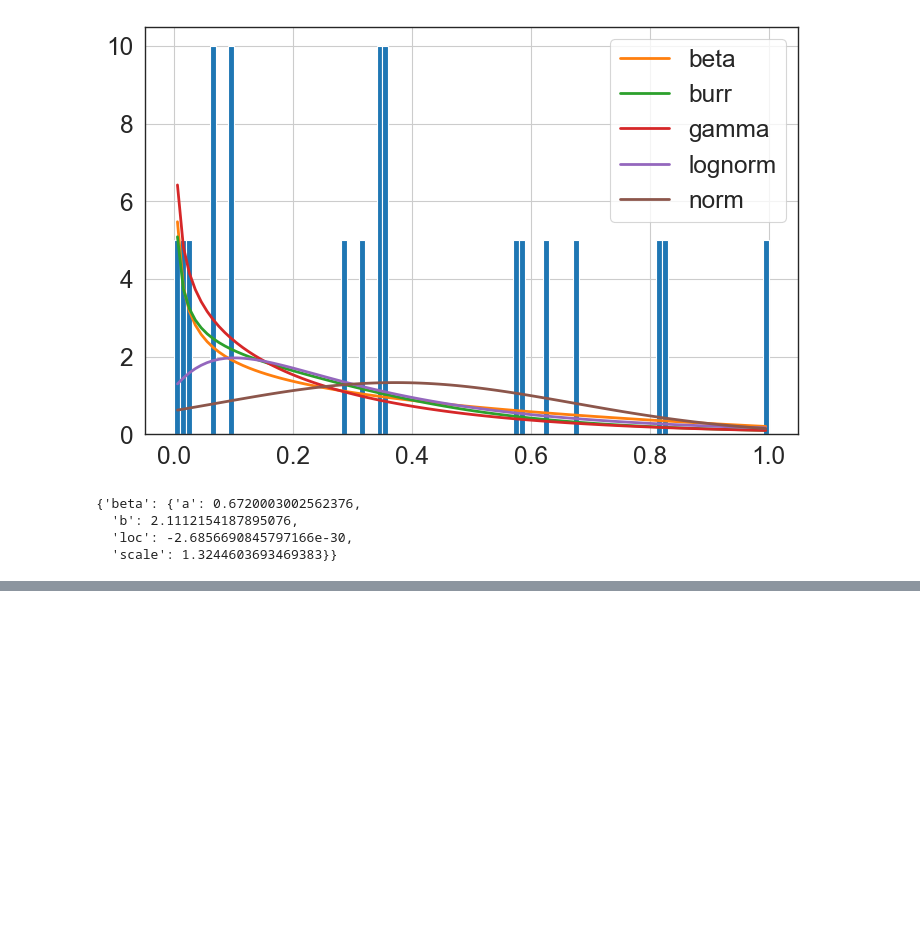
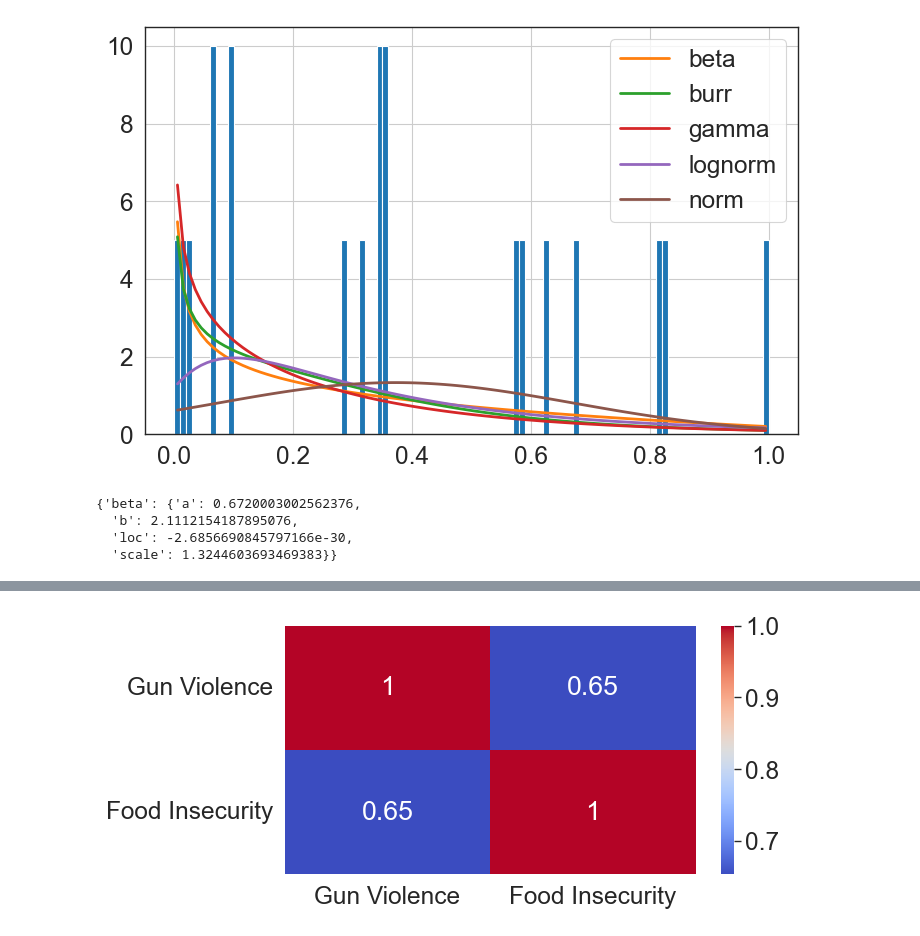
Before and after one commit to javac0f/RocGunHungerEda, a Jupyter notebook: jared_try.ipynb, the cells around one changed output, grey strips where cells are left out. Saved outputs shown, nothing was run; the diff lists cells and outputs as text; code cells hidden in the pictures; blank space fills up the shorter version.

```diff
--- a/jared_try.ipynb
+++ b/jared_try.ipynb
@@ -390,0 +406,9 @@ f.get_best(method = 'sumsquare_error')
+# %%
+# FORMING CORRELATION MATRIX
+df = pd.DataFrame({'Gun Violence': full_data["Gun Violence"], 'Food Insecurity': full_data["Food Insecurity"]})
+corr_matrix = df.corr()
+sns.heatmap(corr_matrix, annot=True, cmap='coolwarm')
+
+plt.show()
+# %% [output]
+[figure, added]
```
Also changed, not shown: parts of 2 cells of this notebook.
